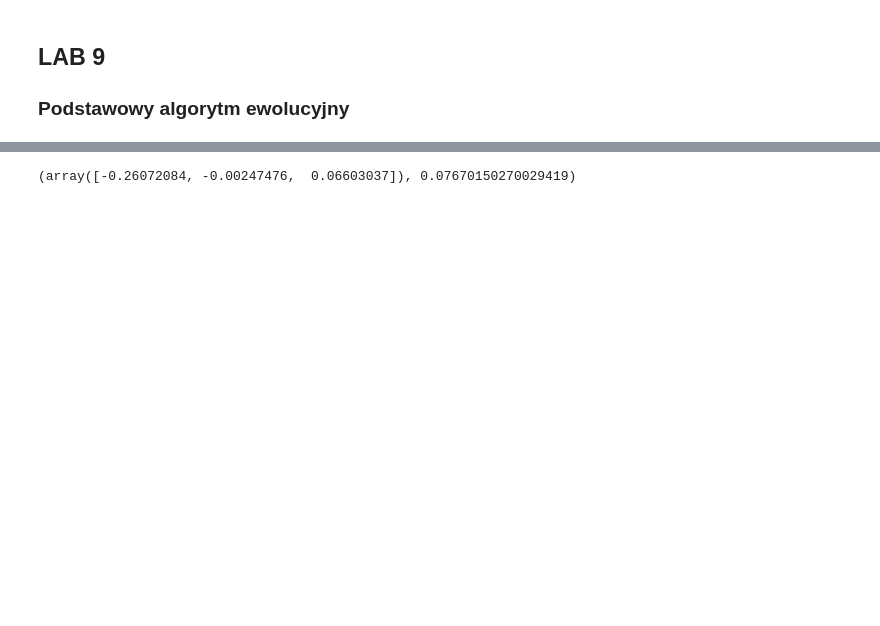
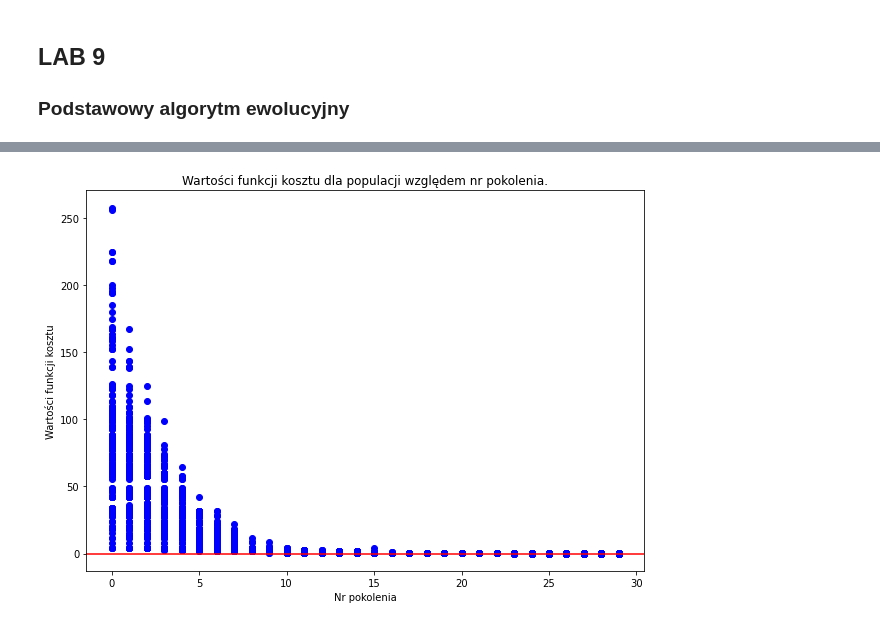
Before and after one commit to okcze/AI_intro, a Jupyter notebook: evolutionary/genetic_1.ipynb, the cells around one changed output, grey strips where cells are left out. Drawn from its saved outputs; the diff is of its cells as text; code cells hidden in the pictures; blank space fills up the shorter version.

Commit message:
finished genetic intro

```diff
--- a/evolutionary/genetic_1.ipynb
+++ b/evolutionary/genetic_1.ipynb
@@ -23,7 +33,7 @@ class Genetic:
         # Initialization of the population
         self.population = np.random.uniform(-10, 10, size=(n_population, problem_dimension))
 
-    def fit(self, n_iter):
+    def fit(self, n_iter, best=True):
         """Execution of genetic algorithm.
 
         Stop condition: number of iterations.
@@ -76,5 +86,12 @@ class Genetic:
 
             self.population = np.array(new_population)
 
-        return (both[np.argmin(values)], np.min(values))
+        if best:
+            return (both[np.argmin(values)], np.min(values))
+        else:
+            # Evaluation
+            values = []
+            for x in self.population:
+                values.append(self.cost_function(x))
+            return values
 # %%
@@ -81,2 +99,14 @@ class Genetic:
 def problem1_fun(ind):
     return ind[0]**2+ind[1]**2+2*ind[2]**2
+# %%
+def cost_over_generations(n_iter, gen):
+    """Plots behaviour of population over iterations of algorithm."""
+    fig, ax = plt.subplots(figsize=(10, 7))
+    for i in range(n_iter):
+        r = gen.fit(1, best=False)
+        ax.scatter([i]*len(r), r, c="blue")
+    plt.axhline(y = 0, color = 'r', linestyle = '-')
+    plt.title("Wartości funkcji kosztu dla populacji względem nr pokolenia.")
+    plt.xlabel("Nr pokolenia")
+    plt.ylabel("Wartości funkcji kosztu")
+    plt.show()
@@ -83,6 +120,9 @@ def problem1_fun(ind):
 # %%
-gen = Genetic(problem1_fun, 3, 200, 0.2, 0.7)
+gen1 = Genetic(problem1_fun, 3,
+               n_population=200,
+               p_mutation=0.2,
+               p_crossover=0.7)
 # %%
-gen.fit(50)
+cost_over_generations(30, gen1)
 # %% [output]
-(array([-0.26072084, -0.00247476,  0.06603037]), 0.07670150270029419)
+[figure, added]
```
Also changed, not shown: parts of 16 cells of this notebook.
